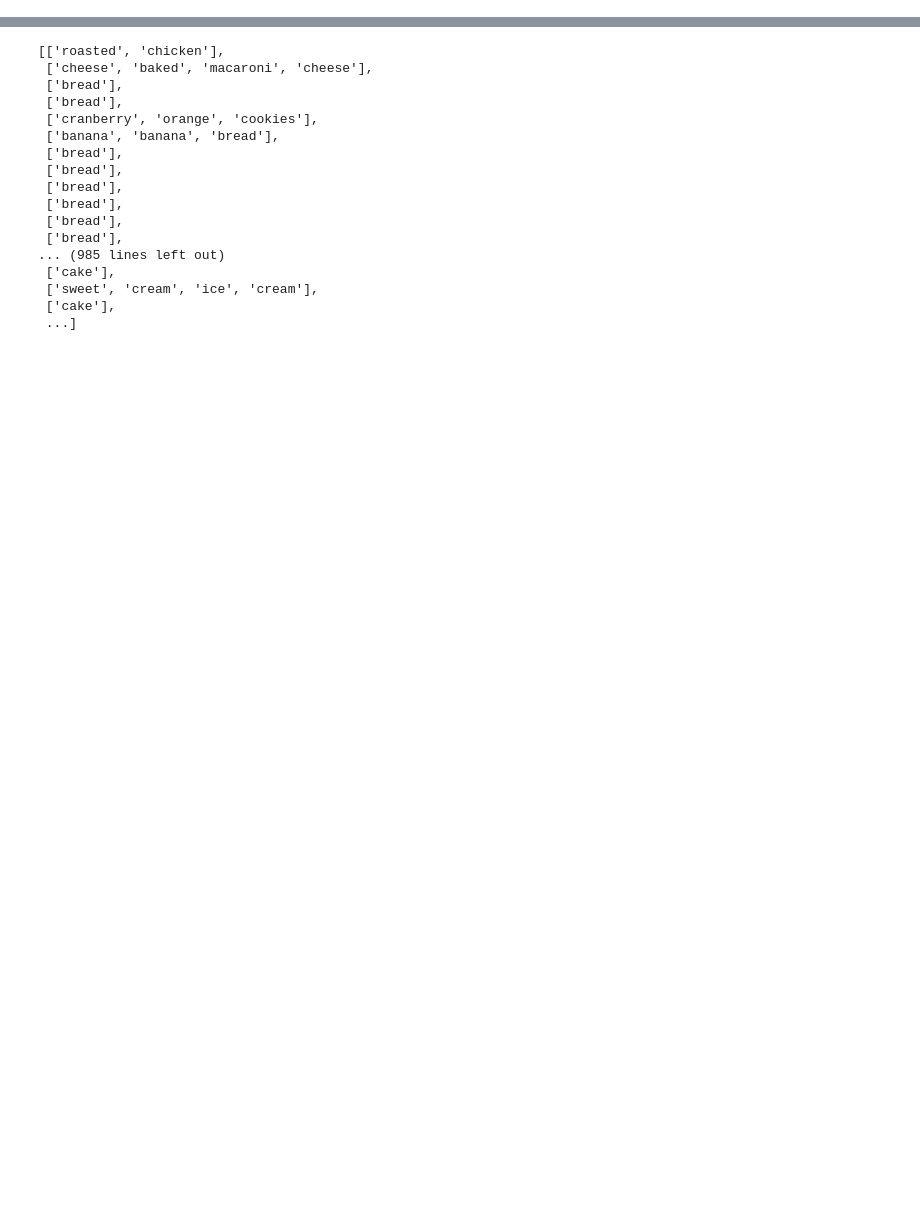
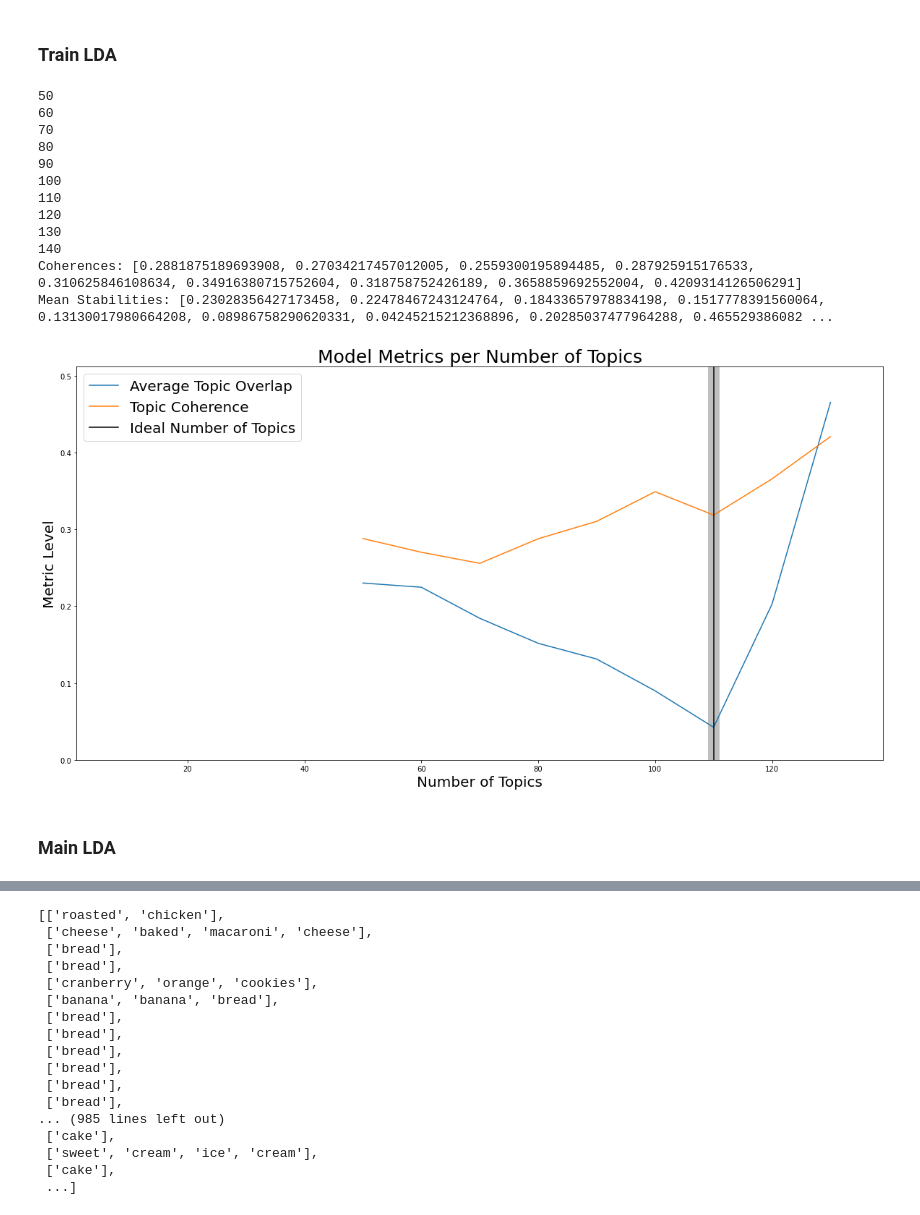
Before and after one commit to ugan9eds/OMCS_CS7643_DL, a Jupyter notebook: code/Topic_Modeling.ipynb, the cells around one changed output, grey strips where cells are left out. Saved outputs shown, nothing was run; the diff lists cells and outputs as text; code cells hidden in the pictures; blank space fills up the shorter version.

Commit message:
Add files via upload
Clean up notebook

```diff
--- a/code/Topic_Modeling.ipynb
+++ b/code/Topic_Modeling.ipynb
@@ -99,18 +0,0 @@ corpus = [dictionary.doc2bow(text) for text in final_names]
-# %%
-import gensim
-num_topics = list(range(50,150,10))
-num_keywords = 15
-
-LDA_models = {}
-LDA_topics = {}
-for i in num_topics:
-    print(i)
-    LDA_models[i] = gensim.models.ldamodel.LdaModel(corpus, num_topics=i,passes=1, chunksize=len(corpus), random_state=0, id2word=dictionary)
-    print(1)
-    shown_topics = LDA_models[i].show_topics(num_topics=i,
-                                             num_words=num_keywords,
-                                             formatted=False)
-    print(2)
-    LDA_topics[i] = [[word[0] for word in topic[1]] for topic in shown_topics]
-
-    print('done')
@@ -225,6 +0,0 @@ def rank_terms(A, terms):
-# %%
-ranking = rank_terms(tfidf, tfidf_feature_names)
-topic_n = []
-for i, pair in enumerate(ranking[0:50]):
-    topic_n.append(pair[0])
-    print( "%02d. %s (%.2f)" % (i+1, pair[0], pair[1]))
@@ -404,0 +70,10 @@ Für 514 Rezepte wurde keine Kategorie festgestellt
+# %%
+data = clean_dataset(combine_datasets(path_to_kaggle, path_to_allrecipes))
+recipe_name, final_names = tokenize_words(data)
+# %% [markdown]
+### Train LDA
+# %%
+def build_dict_and_corpus(final_names):
+    dictionary = corpora.Dictionary(final_names)
+    corpus = [dictionary.doc2bow(text) for text in final_names]
+    return (dictionary, corpus)
@@ -404,0 +145,19 @@ Für 514 Rezepte wurde keine Kategorie festgestellt
+# %%
+dictionary, corpus = build_dict_and_corpus(final_names)
+train_lda(corpus, dictionary)
+# %% [output]
+50
+60
+70
+80
+90
+100
+110
+120
+130
+140
+Coherences: [0.2881875189693908, 0.27034217457012005, 0.2559300195894485, 0.287925915176533, 0.310625846108634, 0.34916380715752604, 0.318758752426189, 0.3658859692552004, 0.4209314126506291]
+Mean Stabilities: [0.23028356427173458, 0.22478467243124764, 0.18433657978834198, 0.1517778391560064, 0.13130017980664208, 0.08986758290620331, 0.04245215212368896, 0.20285037477964288, 0.465529386082 ...
+[figure, added]
+# %% [markdown]
+### Main LDA
```
Also changed, not shown: parts of 53 cells of this notebook.
